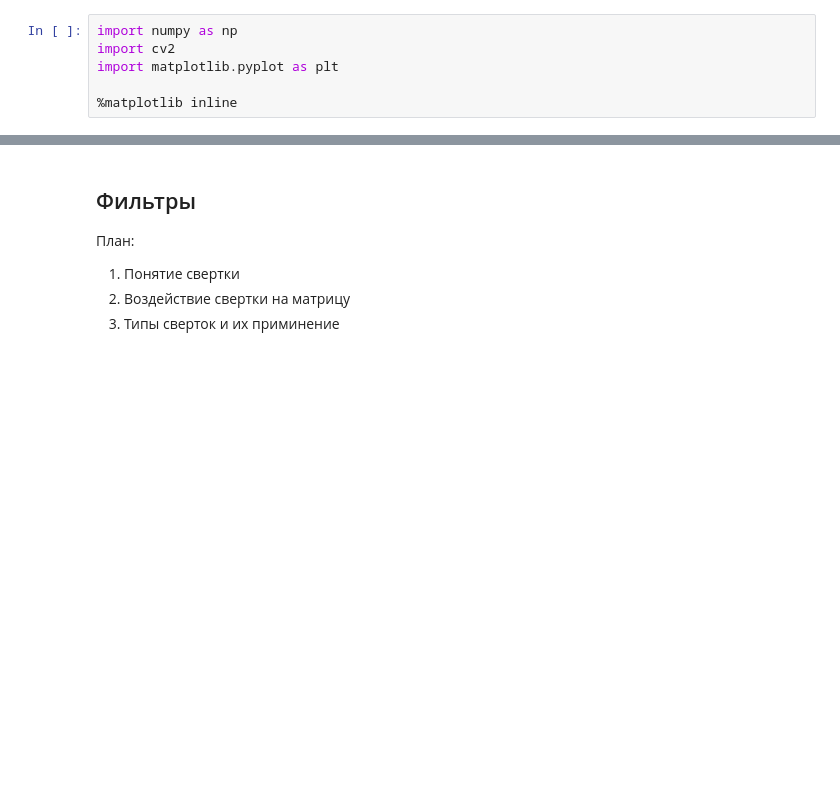
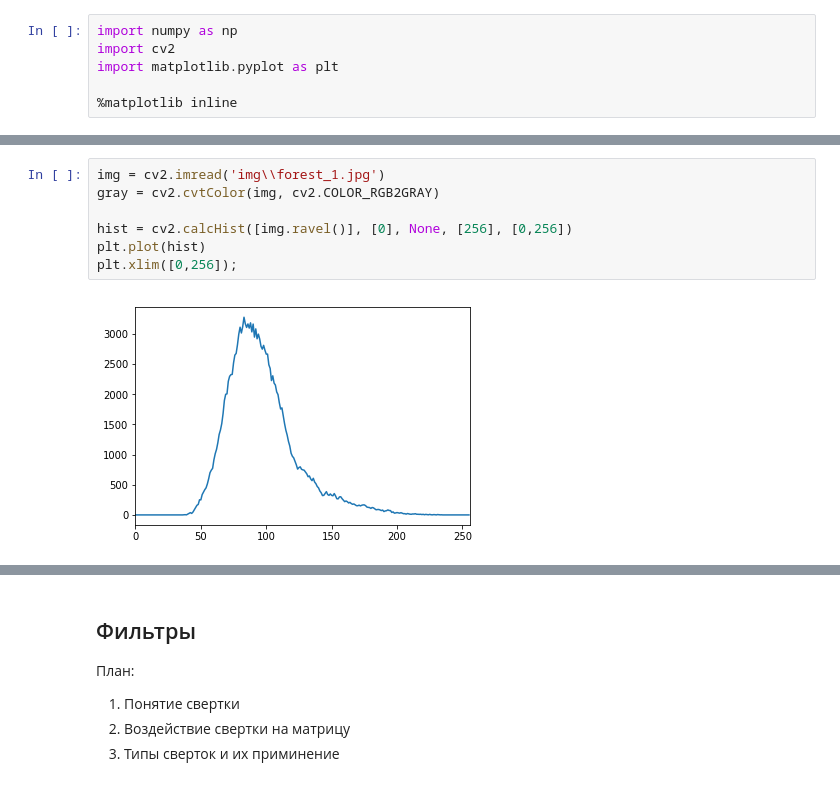
Before and after one commit to Keleas/CV_WOS, a Jupyter notebook: CV_ЗОШ/Lecture_2.ipynb, the cells around one changed output, grey strips where cells are left out. Cells and saved outputs as stored; diff of their text form; blank space fills up the shorter version.

```diff
--- a/CV_ЗОШ/Lecture_2.ipynb
+++ b/CV_ЗОШ/Lecture_2.ipynb
@@ -172,0 +54,9 @@ plt.xlim([0,256])
+# %%
+img = cv2.imread('img\\forest_1.jpg')
+gray = cv2.cvtColor(img, cv2.COLOR_RGB2GRAY)
+
+hist = cv2.calcHist([img.ravel()], [0], None, [256], [0,256])
+plt.plot(hist)
+plt.xlim([0,256]);
+# %% [output]
+[figure, added]
```
Also changed, not shown: parts of 47 cells of this notebook.
